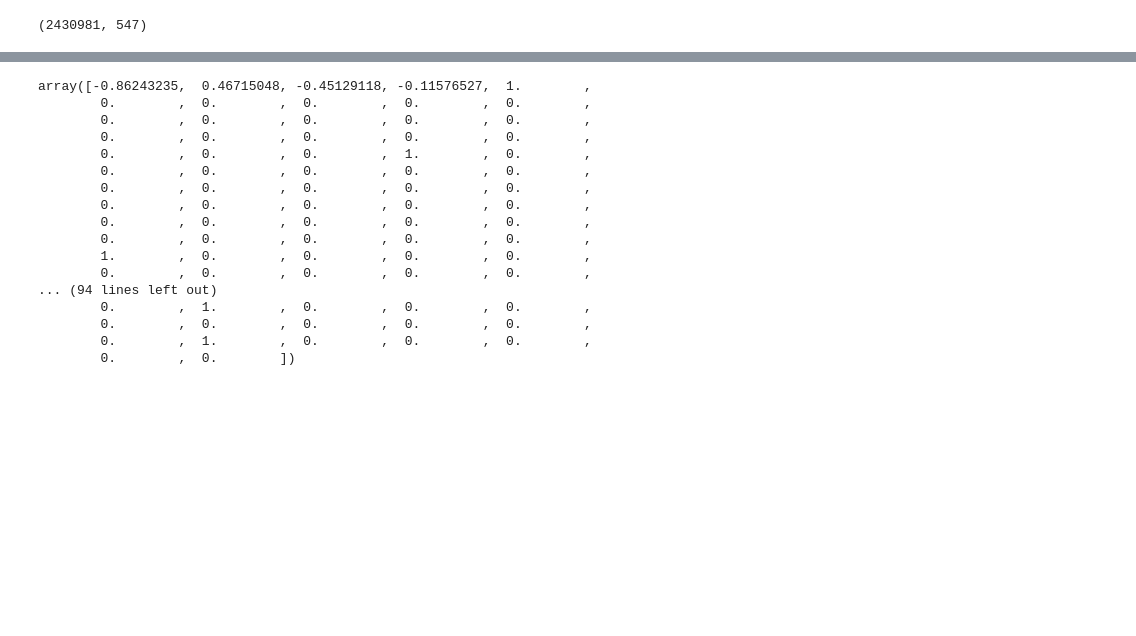
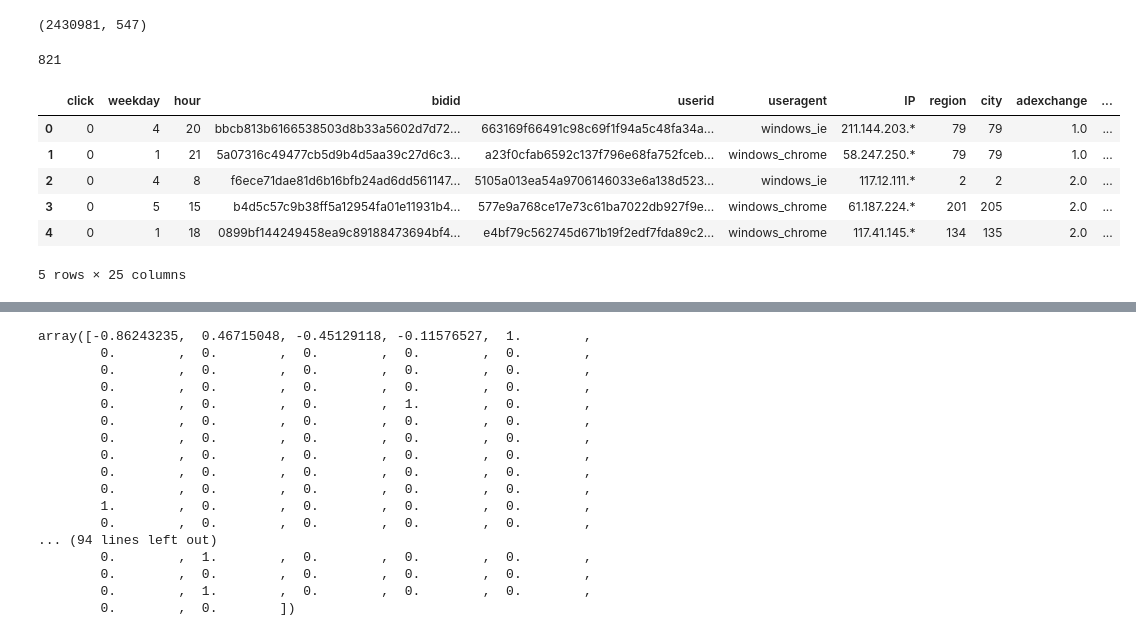
Before and after one commit to envkso/maai_cw1, a Jupyter notebook: code/maai_cw1_preprocessing.ipynb, the cells around one changed output, grey strips where cells are left out. Cells and saved outputs as stored; diff of their text form; code cells hidden in the pictures; blank space fills up the shorter version.

Commit message:
Added processing of validation set. Added creation and output of all column names.

```diff
--- a/code/maai_cw1_preprocessing.ipynb
+++ b/code/maai_cw1_preprocessing.ipynb
@@ -184,0 +205,9 @@ if SAVE_PROCESSED_DATA:
+# %%
+# *** clear training data from memory before continuing ***
+del df
+del X_train
+del X_train_pp
+del y_train
+gc.collect()
+# %% [output]
+821
@@ -184,0 +216,12 @@ if SAVE_PROCESSED_DATA:
+# %%
+dfVal = pd.read_csv(valFilePath, sep=',',header=0, quotechar='"')
+# %%
+dfVal.head(5)
+# %% [output]
+|  | click | weekday | hour | bidid | userid | useragent | IP | region | city | adexchange | ... |
+| 0 | 0 | 4 | 20 | bbcb813b6166538503d8b33a5602d7d72... | 663169f66491c98c69f1f94a5c48fa34a... | windows_ie | 211.144.203.* | 79 | 79 | 1.0 | ... |
+| 1 | 0 | 1 | 21 | 5a07316c49477cb5d9b4d5aa39c27d6c3... | a23f0cfab6592c137f796e68fa752fceb... | windows_chrome | 58.247.250.* | 79 | 79 | 1.0 | ... |
+| 2 | 0 | 4 | 8 | f6ece71dae81d6b16bfb24ad6dd561147... | 5105a013ea54a9706146033e6a138d523... | windows_ie | 117.12.111.* | 2 | 2 | 2.0 | ... |
+| 3 | 0 | 5 | 15 | b4d5c57c9b38ff5a12954fa01e11931b4... | 577e9a768ce17e73c61ba7022db927f9e... | windows_chrome | 61.187.224.* | 201 | 205 | 2.0 | ... |
+| 4 | 0 | 1 | 18 | 0899bf144249458ea9c89188473694bf4... | e4bf79c562745d671b19f2edf7fda89c2... | windows_chrome | 117.41.145.* | 134 | 135 | 2.0 | ... |
+5 rows × 25 columns
```
Also changed, not shown: parts of 14 cells of this notebook.
